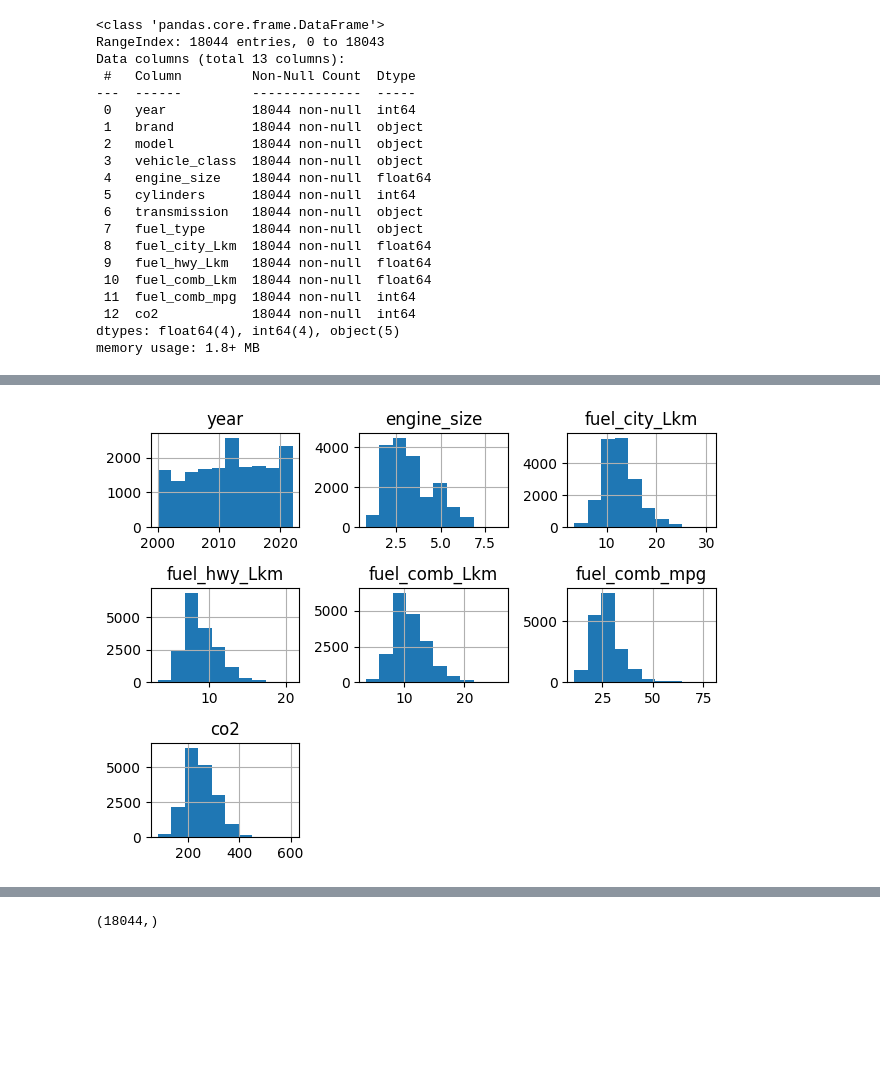
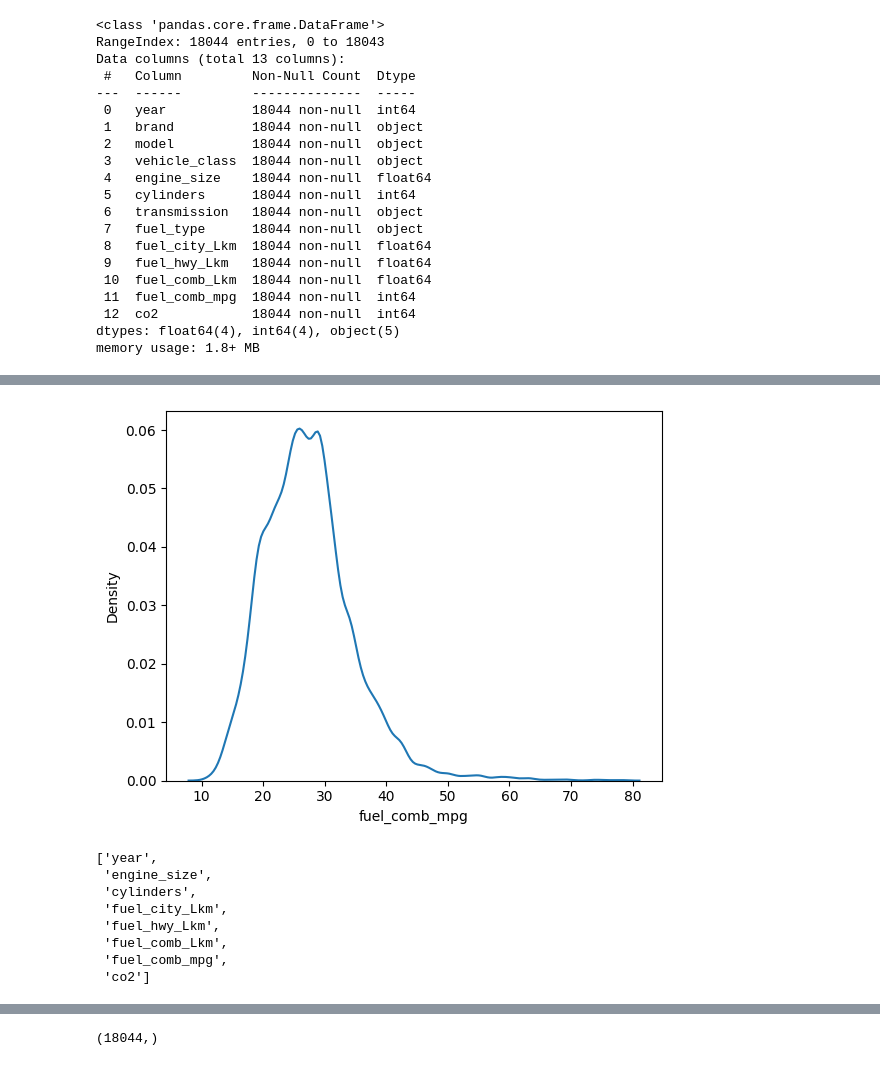
Before and after one commit to mPuchadesdo/Team-Challenge---Team-MPG, a Jupyter notebook: src/result_notebooks/MPG_Pipelines_I.ipynb, the cells around one changed output, grey strips where cells are left out. Saved outputs shown, nothing was run; the diff lists cells and outputs as text; code cells hidden in the pictures; blank space fills up the shorter version.

```diff
--- a/src/result_notebooks/MPG_Pipelines_I.ipynb
+++ b/src/result_notebooks/MPG_Pipelines_I.ipynb
@@ -27,6 +23,6 @@ from sklearn.compose import ColumnTransformer
 # %%
-df = cm.get_dataframe()
-df.head()
+train = cm.get_dataframe()
+train.head()
 # %% [output]
 |  | year | brand | model | vehicle_class | engine_size | cylinders | transmission | fuel_type | ... |
 | 0 | 2002 | FORD | FOCUS SEDAN # | COMPACT | 2.0 | 4 | A4 | X | ... |
@@ -85,7 +56,18 @@ features_transform
-# %%
-df[features_transform].hist()
-plt.tight_layout()
-# %% [output]
-[figure, removed]
 # %%
 target = "fuel_comb_mpg"
+# %%
+sns.kdeplot(train[target]);
+# %% [output]
+[figure, added]
+# %%
+features_num = list(train.columns[train.dtypes != "object"])
+features_num
+# %% [output]
+['year',
+ 'engine_size',
+ 'cylinders',
+ 'fuel_city_Lkm',
+ 'fuel_hwy_Lkm',
+ 'fuel_comb_Lkm',
+ 'fuel_comb_mpg',
+ 'co2']
```
Also changed, not shown: parts of 23 cells of this notebook.
